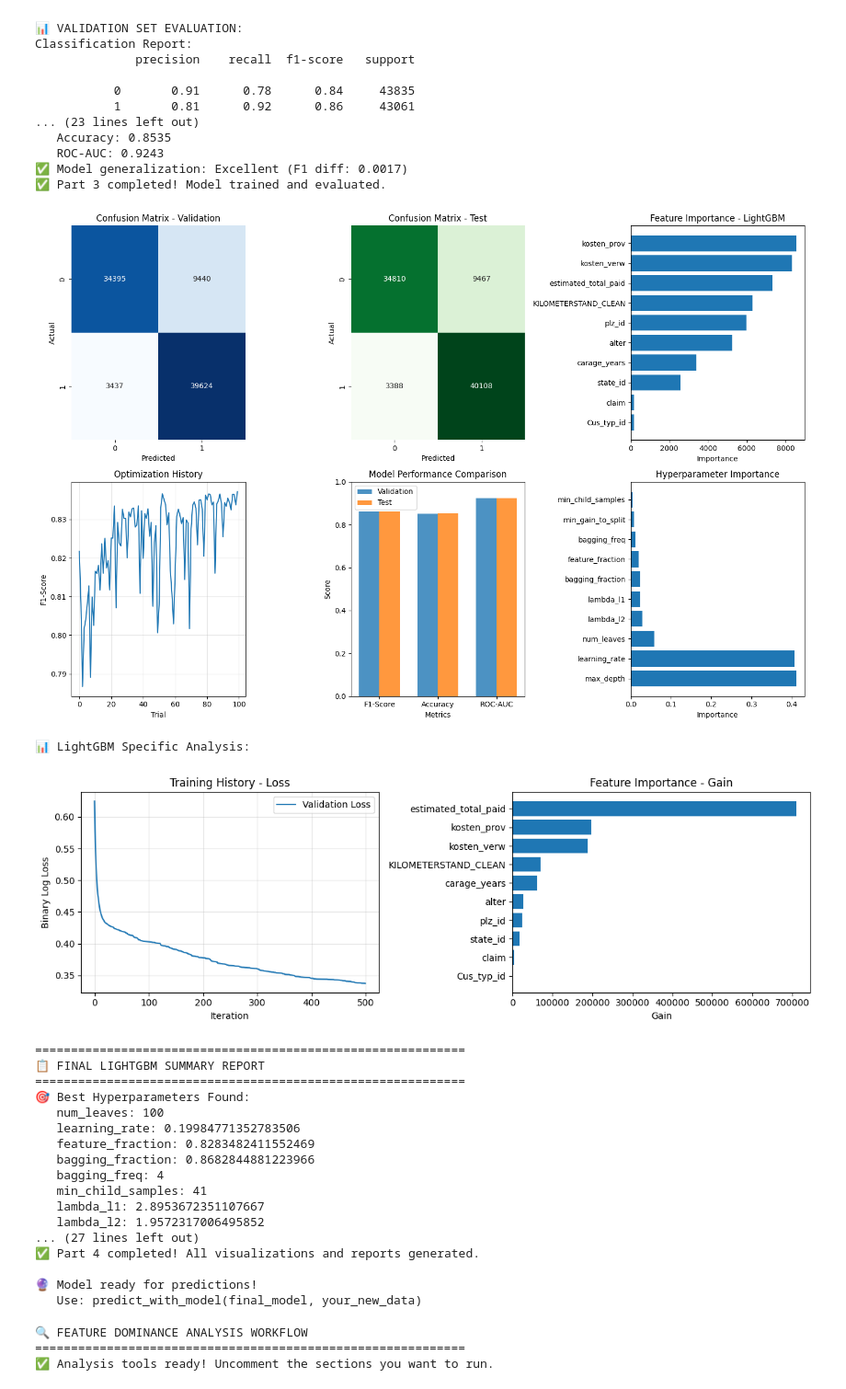
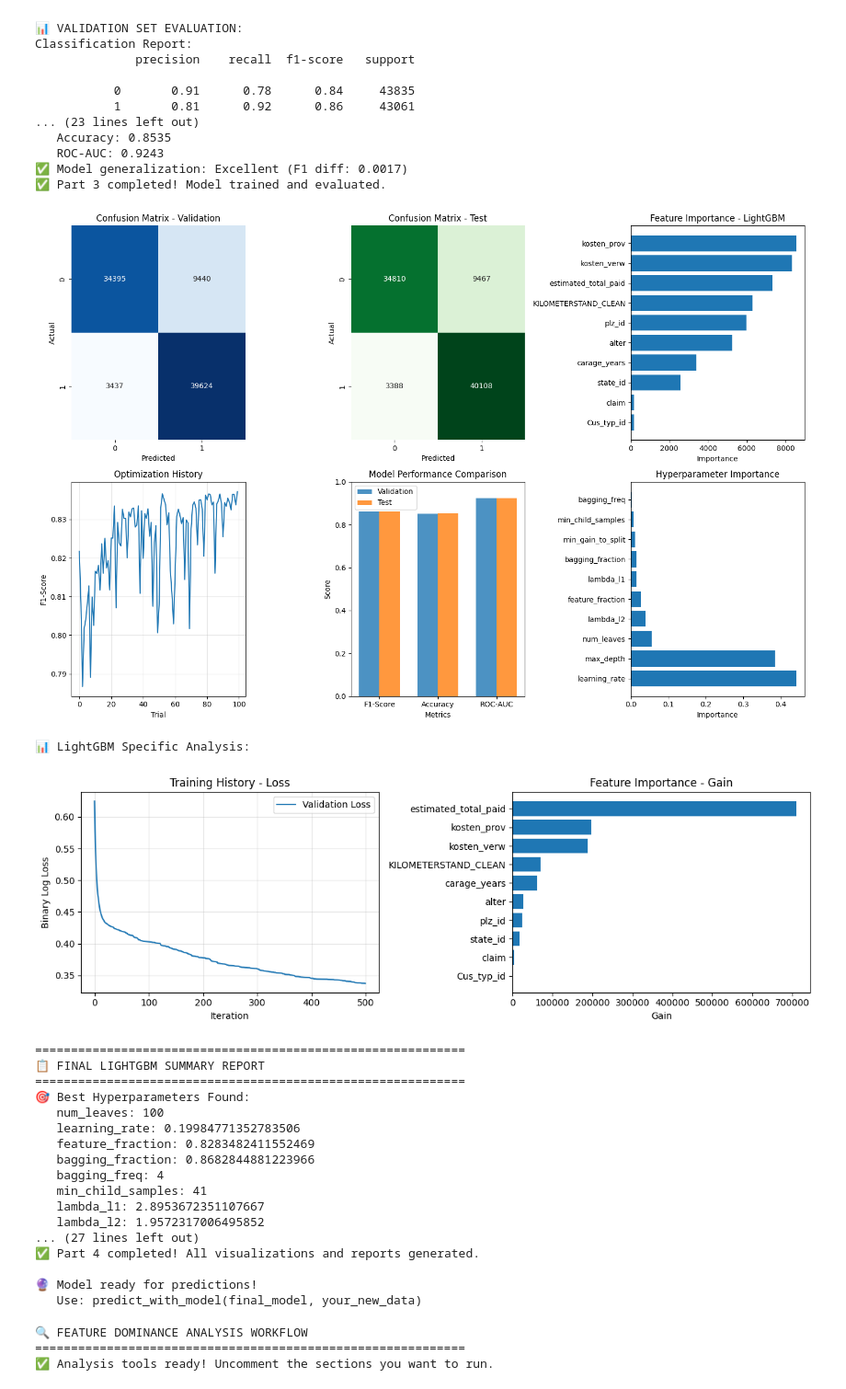
Before and after one commit to vipdurgade/Customer_Churn_IV, a Jupyter notebook: Customer_Churn_M2.ipynb, the cells around one changed output. Shown at 92% size. Saved outputs shown, nothing was run; the diff lists cells and outputs as text; code cells hidden in the pictures.

```diff
--- a/Customer_Churn_M2.ipynb
+++ b/Customer_Churn_M2.ipynb
@@ -15,7 +15,7 @@ from datetime import datetime
 pd.set_option('display.max_columns', None)
 import optuna
 # %%
-df= pd.read_csv('D:\IV_Mastertheis\df_missing_kilometerstand.csv')
+df= pd.read_csv('df_missing_kilometerstand.csv', index_col=0)
 # %%
 df.head()
 # %% [output]
@@ -452,41 +474,41 @@ print(f"\n💾 Model saved as: {model_filename}")
 print("🎉 LightGBM Training completed successfully!")
 
 # ✅ 12. Optional: Save study results
-study_filename = 'lightgbm_optuna_study_results.pkl'
+study_filename = 'lightgbm_optuna100results.pkl'
 joblib.dump(study, study_filename)
 print(f"📊 Study results saved as: {study_filename}")
 
 # Create results dataframe for future analysis
 results_df = pd.DataFrame({
     'Dataset': ['Validation', 'Test'],
     'F1_Score': [val_f1, test_f1],
     'Accuracy': [val_accuracy, test_accuracy],
     'ROC_AUC': [val_auc, test_auc]
 })
 
 print(f"\n📈 Results Summary:")
 print(results_df)
 
 # ✅ 13. Model comparison insights
 print(f"\n🔍 LightGBM vs XGBoost Insights:")
 print(f"   • LightGBM typically trains faster than XGBoost")
 print(f"   • LightGBM uses leaf-wise tree growth (vs level-wise)")
 print(f"   • Better memory efficiency with categorical features")
 print(f"   • Native support for categorical features detected: {len(categorical_features)} features")
 
 print("✅ Part 4 completed! All visualizations and reports generated.")
 
 # ✅ 14. Optional: Quick prediction function
 def predict_with_model(model, new_data):
     """Helper function for making predictions with the trained model"""
     predictions = model.predict(new_data)
     probabilities = model.predict_proba(new_data)[:, 1]
     return predictions, probabilities
 
 print(f"\n🔮 Model ready for predictions!")
 print(f"   Use: predict_with_model(final_model, your_new_data)")
 # %% [output]
-[figure, old version]
+[figure, new version]
 📊 LightGBM Specific Analysis:
 [figure]
 ============================================================
```
Also changed, not shown: parts of 9 cells of this notebook, 3 other files.
